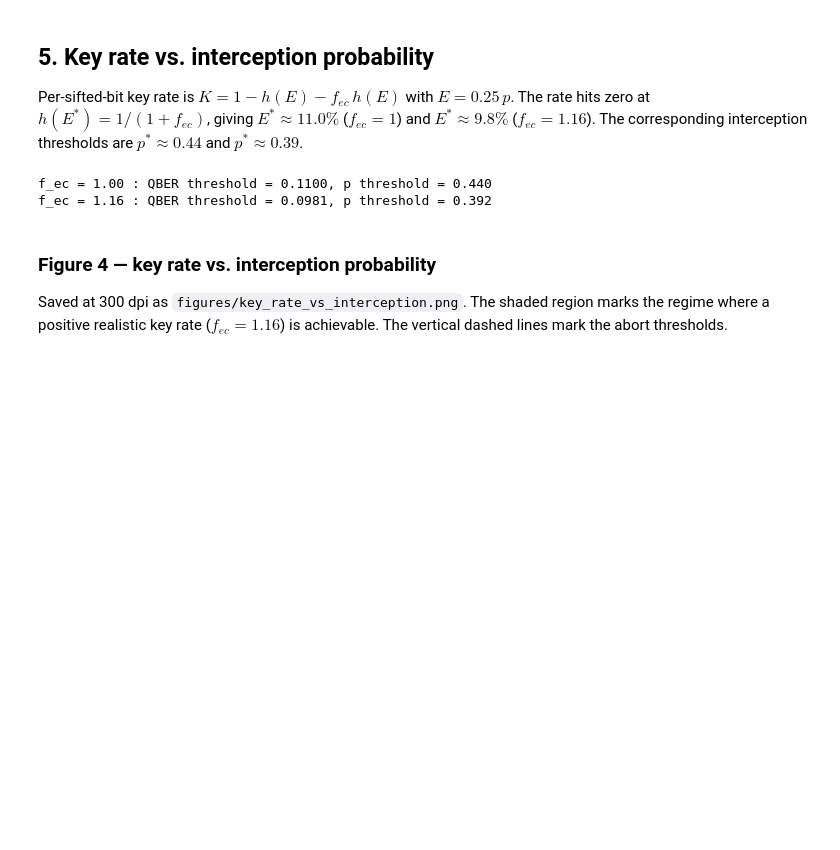
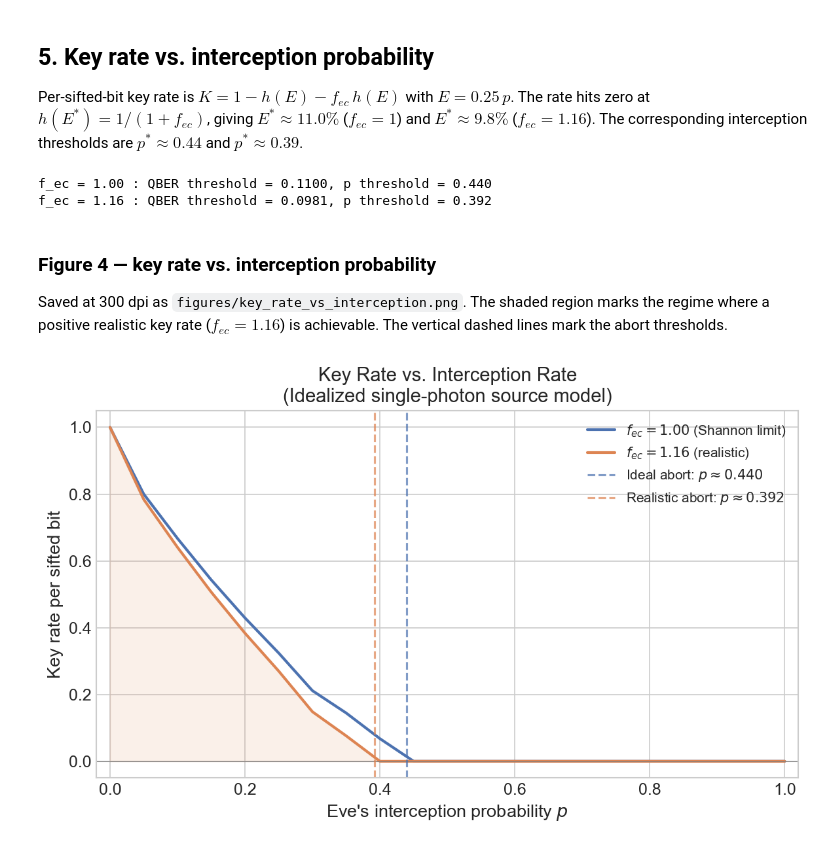
Before and after one commit to abbas-ahmad-cowlar/qkd-protocol-simulator, a Jupyter notebook: notebooks/02_eve_attacks.ipynb, the cells around one changed output. Saved outputs shown, nothing was run; the diff lists cells and outputs as text; code cells hidden in the pictures; blank space fills up the shorter version.

```diff
--- a/notebooks/02_eve_attacks.ipynb
+++ b/notebooks/02_eve_attacks.ipynb
@@ -226,3 +226,32 @@ f_ec = 1.16 : QBER threshold = 0.0981, p threshold = 0.392
 ### Figure 4 &mdash; key rate vs. interception probability
 
 Saved at 300 dpi as `figures/key_rate_vs_interception.png`. The shaded region marks the regime where a positive realistic key rate ($f_{ec} = 1.16$) is achievable. The vertical dashed lines mark the abort thresholds.
+# %%
+fig, ax = plt.subplots(figsize=(8, 5))
+ax.plot(interception_rates, key_rates_ideal, '-',
+        label=r'$f_{ec} = 1.00$ (Shannon limit)',
+        color='#4C72B0', linewidth=2)
+ax.plot(interception_rates, key_rates_real, '-',
+        label=r'$f_{ec} = 1.16$ (realistic)',
+        color='#DD8452', linewidth=2)
+ax.fill_between(interception_rates, 0, key_rates_real,
+                alpha=0.12, color='#DD8452')
+ax.axhline(0, color='gray', linewidth=0.5)
+ax.axvline(p_thresh_ideal, color='#4C72B0', linestyle='--', alpha=0.7,
+           label=fr'Ideal abort: $p \approx {p_thresh_ideal:.3f}$')
+ax.axvline(p_thresh_real, color='#DD8452', linestyle='--', alpha=0.7,
+           label=fr'Realistic abort: $p \approx {p_thresh_real:.3f}$')
+ax.set_xlabel(r"Eve's interception probability $p$", fontsize=13)
+ax.set_ylabel('Key rate per sifted bit', fontsize=13)
+ax.set_title('Key Rate vs. Interception Rate\n'
+             r'(Idealized single-photon source model)',
+             fontsize=14)
+ax.legend(fontsize=10, loc='upper right')
+ax.set_xlim(-0.02, 1.02)
+ax.set_ylim(-0.05, 1.05)
+plt.tight_layout()
+plt.savefig(FIG_DIR / 'key_rate_vs_interception.png', dpi=300,
+            bbox_inches='tight')
+plt.show()
+# %% [output]
+[figure, added]
```
